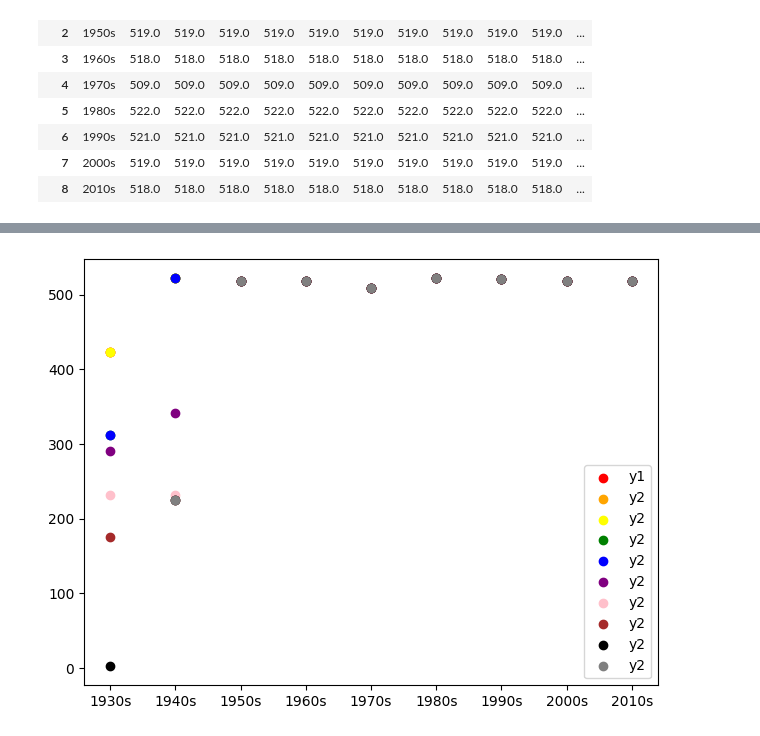
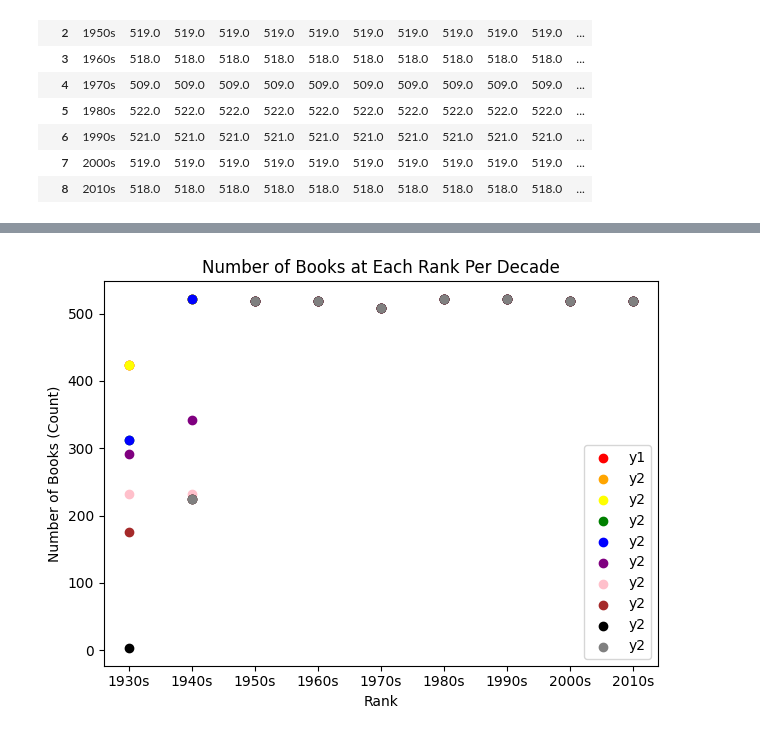
Before and after one commit to ada-xo-xo/dsrp, a Jupyter notebook: DSRP_2026_Adanna_Oji.ipynb, the cells around one changed output, grey strips where cells are left out. Drawn from its saved outputs; the diff is of its cells as text; code cells hidden in the pictures.

```diff
--- a/DSRP_2026_Adanna_Oji.ipynb
+++ b/DSRP_2026_Adanna_Oji.ipynb
@@ -341,32 +407,32 @@ df_transposed
 # %%
 #I give up on this plot, nothing much to analyze anyway so no need to bother polishing it
 
 plt.scatter(df_transposed['index'], df_transposed[1], color='red', label='y1', zorder=1)
 
 plt.scatter(df_transposed['index'], df_transposed[2], color='orange', label='y2', zorder=2)
 
 plt.scatter(df_transposed['index'], df_transposed[3], color='yellow', label='y2', zorder=2)
 
 plt.scatter(df_transposed['index'], df_transposed[4], color='green', label='y2', zorder=2)
 
 plt.scatter(df_transposed['index'], df_transposed[5], color='blue', label='y2', zorder=2)
 
 plt.scatter(df_transposed['index'], df_transposed[6], color='purple', label='y2', zorder=2)
 
 plt.scatter(df_transposed['index'], df_transposed[7], color='pink', label='y2', zorder=2)
 
 plt.scatter(df_transposed['index'], df_transposed[8], color='brown', label='y2', zorder=2)
 
 plt.scatter(df_transposed['index'], df_transposed[9], color='black', label='y2', zorder=2)
 
 plt.scatter(df_transposed['index'], df_transposed[10], color='gray', label='y2', zorder=2)
 
 
-ax.set_title('Number of Books at Each Rank Per Decade')
-ax.set_xlabel('Rank')
-ax.set_ylabel('Number of Books (Count)')
+plt.title('Number of Books at Each Rank Per Decade')
+plt.xlabel('Rank')
+plt.ylabel('Number of Books (Count)')
 plt.legend()
 plt.tight_layout()
 plt.show()
 # %% [output]
-[figure, old version]
+[figure, new version]
```
Also changed, not shown: parts of 6 cells of this notebook.
